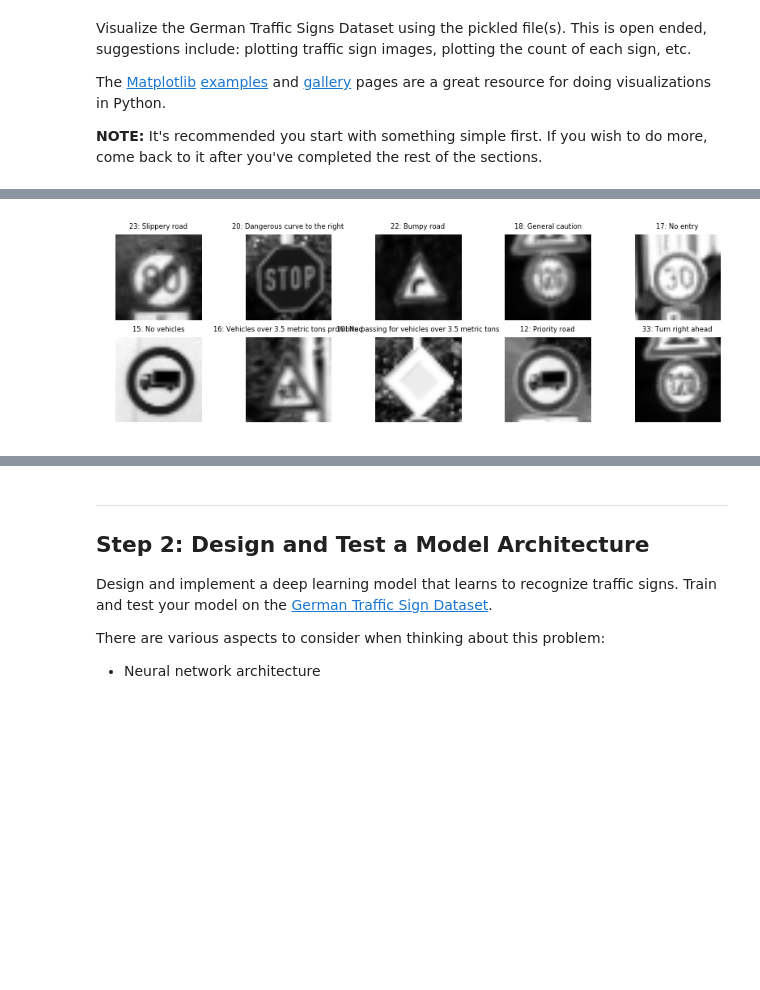
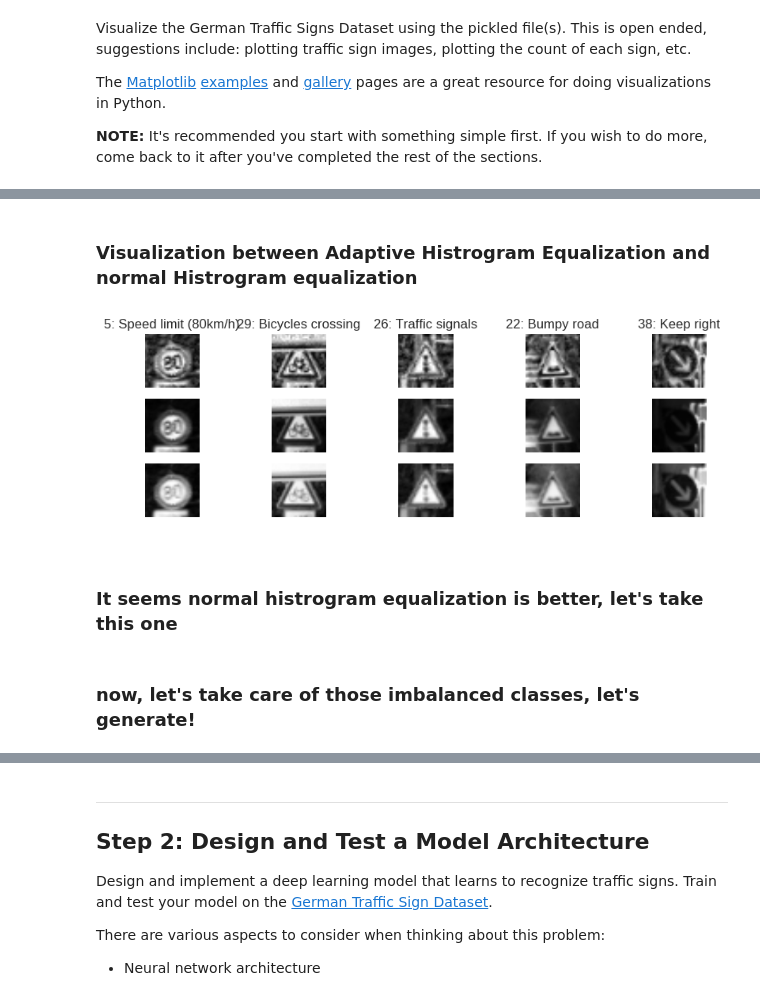
Before and after one commit to kangaroooh/CarND-Traffic-Sign-Classifier-Project, a Jupyter notebook: Traffic_Sign_Classifier.ipynb, the cells around one changed output, grey strips where cells are left out. Drawn from its saved outputs; the diff is of its cells as text; code cells hidden in the pictures; blank space fills up the shorter version.

```diff
--- a/Traffic_Sign_Classifier.ipynb
+++ b/Traffic_Sign_Classifier.ipynb
@@ -167,12 +170,39 @@ print(X_test.shape)
+# %%
+X_train_gray = rgb2gray(X_train)
+X_test_gray = rgb2gray(X_test)
+
+X_train_eq = np.zeros(X_train_gray.shape)
+X_test_eq = np.zeros(X_test_gray.shape)
+print(X_train_gray.shape)
+print(X_train_eq.shape)
+
+# for i in tqdm(range(X_train_gray.shape[0])):
+#     X_train_eq[i] = exposure.equalize_adapthist(X_train_gray[i])
+
+# for i in tqdm(range(X_test_gray.shape[0])):
+#     X_test_eq[i] = exposure.equalize_adapthist(X_test_gray[i])
+
+X_train_eq_simple = image_histogram_equalization(X_train_gray)[0]
+X_test_eq_simple = image_histogram_equalization(X_test_gray)[0]
+# %% [markdown]
+### Visualization between Adaptive Histrogram Equalization and normal Histrogram equalization
 # %%
-fig, axs = plt.subplots(2,5, figsize=(10, 3))
+fig, axs = plt.subplots(3,5, figsize=(10, 3))
 axs = axs.ravel()
 plt.rc('font', size=5)
-for i in range(10):
-    index = random.randint(0, len(X_train))
+for i in range(5):
+    index = random.randint(0, len(X_train_normalized))
+#     image = X_train_eq[index].squeeze()
+#     axs[i].axis('off')
+#     axs[i].imshow(image, cmap='gray')
+#     axs[i].set_title("{}: {}".format(y_train[index], sign_lookup.loc[y_train[index]]['SignName']))
+
     image = X_train_gray[index].squeeze()
-    axs[i].axis('off')
-    axs[i].imshow(image, cmap='gray')
-    axs[i].set_title("{}: {}".format(y_train[index], sign_lookup.loc[y_train[index]]['SignName']))
+    axs[i+5].axis('off')
+    axs[i+5].imshow(image, cmap='gray')
+
+    image = X_train_eq_simple[index].squeeze()
+    axs[i+10].axis('off')
+    axs[i+10].imshow(image, cmap='gray')
 # %% [output]
-[figure, old version]
+[figure, new version]
@@ -183,0 +209,2 @@ X_test = np.reshape(X_test_normalized,[12630,32,32,1])
+# %% [markdown]
+### It seems normal histrogram equalization is better, let's take this one
@@ -183,0 +214,2 @@ X_test = np.reshape(X_test_normalized,[12630,32,32,1])
+# %% [markdown]
+### now, let's take care of those imbalanced classes, let's generate!
```
Also changed, not shown: parts of 22 cells of this notebook.
